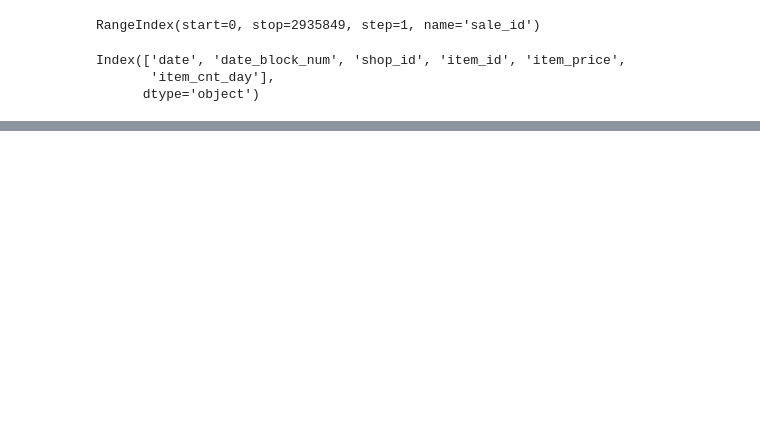
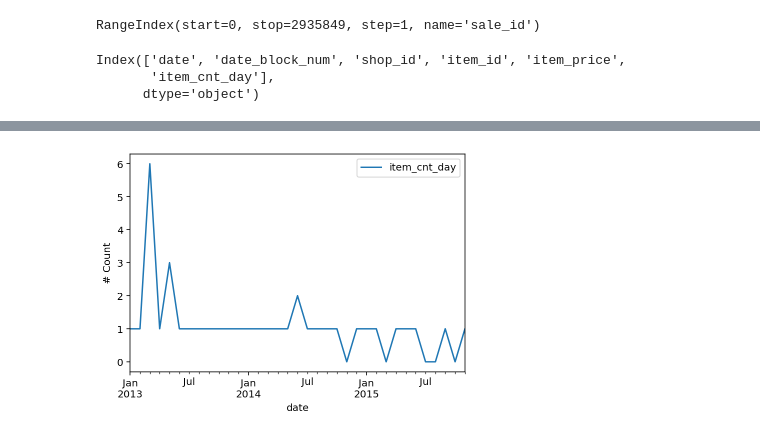
Before and after one commit to apatti/predict_future_sales, a Jupyter notebook: main.ipynb, the cells around one changed output, grey strips where cells are left out. Cells and saved outputs as stored; diff of their text form; code cells hidden in the pictures; blank space fills up the shorter version.

Commit message:
added graph code

```diff
--- a/main.ipynb
+++ b/main.ipynb
@@ -146,0 +149,4 @@ sales_train.head()
+# %%
+shop_sales_item = shop_sales[shop_sales.item_id==30][['date','item_cnt_day']]
+# %%
+shop_sales_item.set_index('date',inplace=True)
@@ -146,0 +170,2 @@ sales_train.head()
+# %%
+shop_sales_item=shop_sales_item.resample('M').last()
@@ -146,0 +182,7 @@ sales_train.head()
+# %%
+shop_sales_item.fillna(0,inplace=True)
+# %%
+ax = shop_sales_item.plot();
+ax.set_ylabel('# Count');
+# %% [output]
+[figure, added]
```
Also changed, not shown: parts of 11 cells of this notebook.
